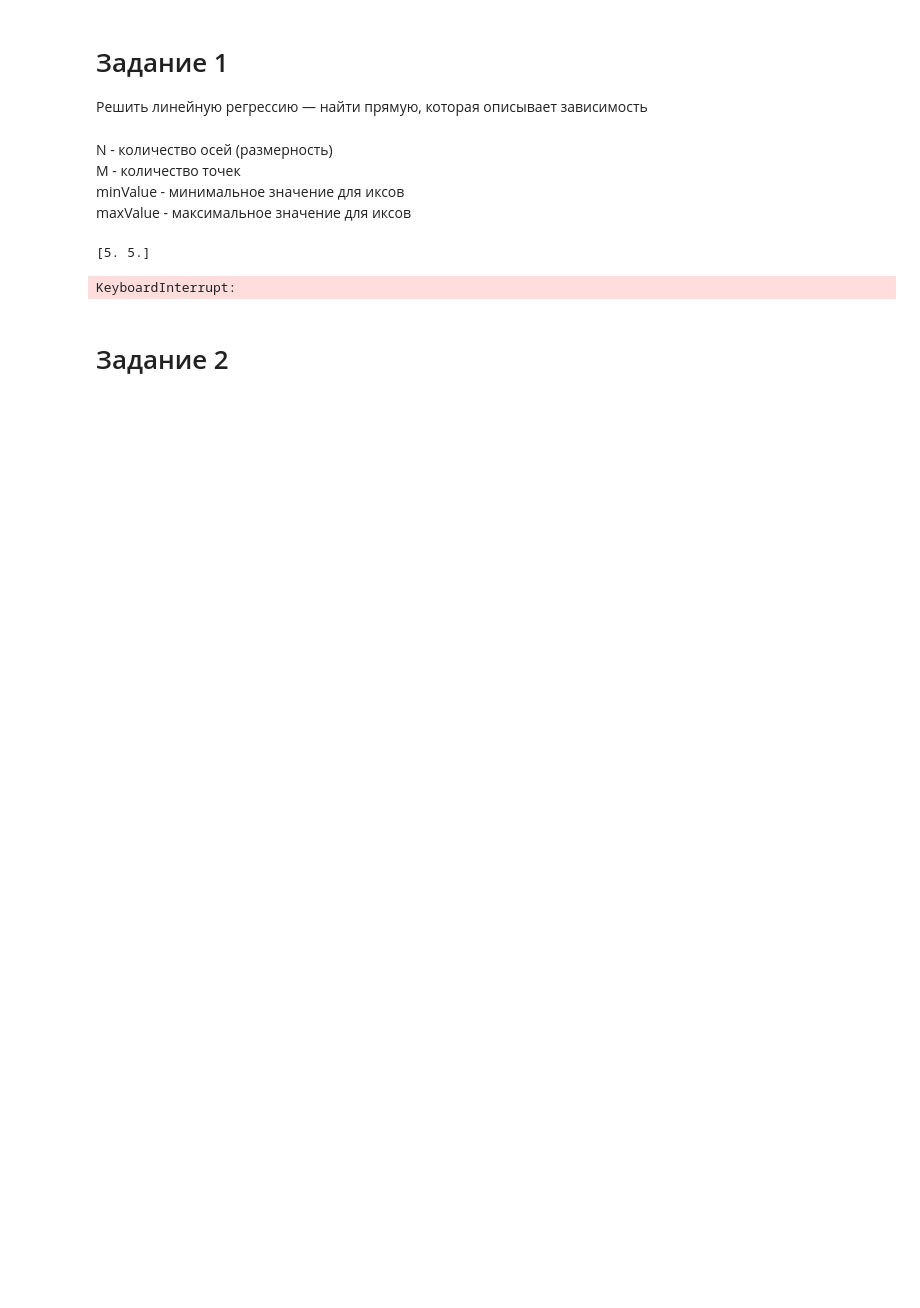
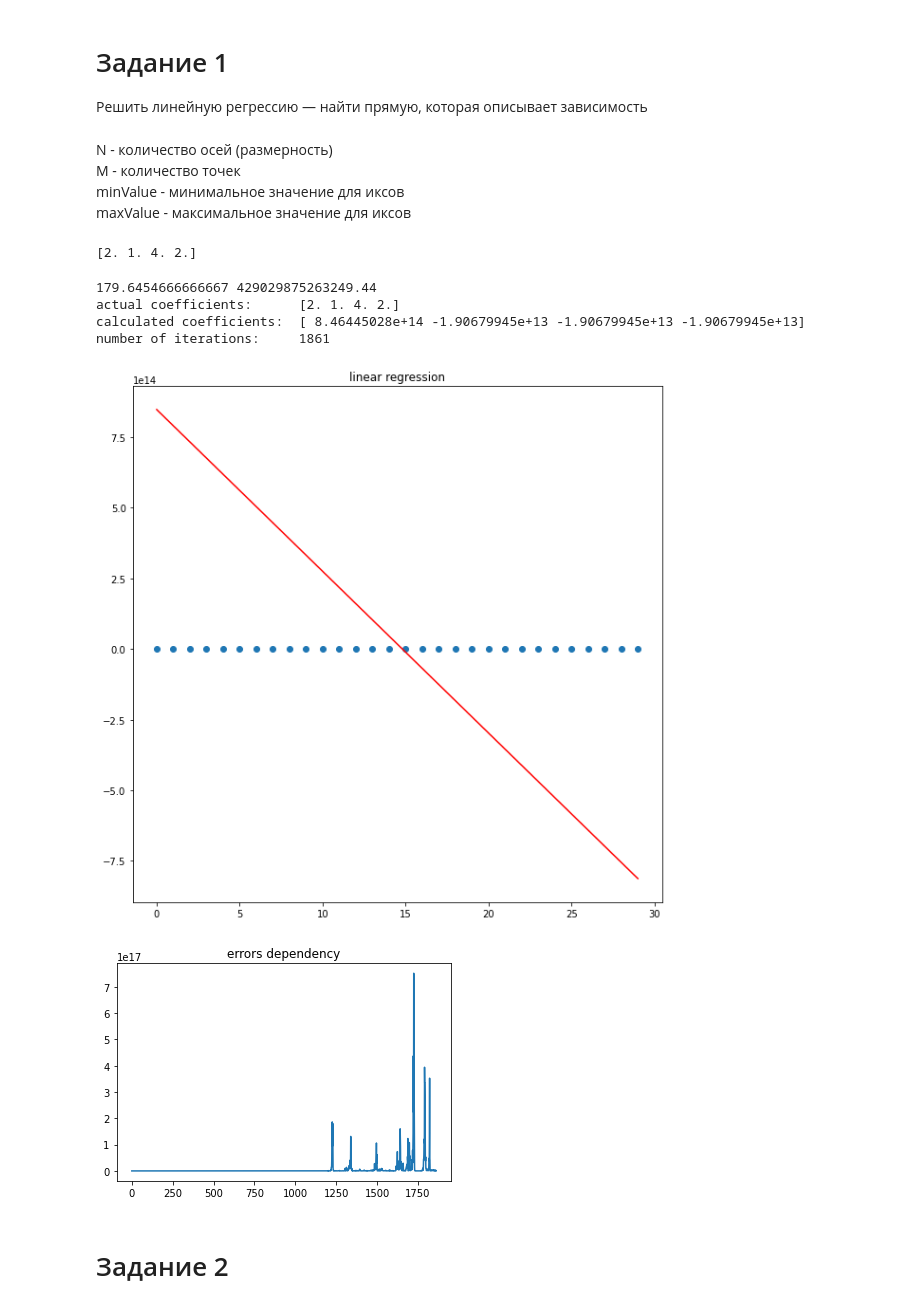
Before and after one commit to metopt-labs/lab2, a Jupyter notebook: solution.ipynb, the cells around one changed output. Drawn from its saved outputs; the diff is of its cells as text; code cells hidden in the pictures; blank space fills up the shorter version.

Commit message:
added graphics of errors

```diff
--- a/solution.ipynb
+++ b/solution.ipynb
@@ -13,7 +13,7 @@ M - количество точек <br>
 minValue - минимальное значение для иксов <br>
 maxValue - максимальное значение для иксов
 # %%
-N = 1
+N = 3
 M = 30
 minValue = 0
 maxValue = 5
@@ -45,7 +45,7 @@ for i in range(M):
         X.append(i)
     X = np.array(X)
     rand_delta = random.randint(-maxValue, maxValue)
-    Y_act = yRegression(B_reg, X) + 0.5 * rand_delta
+    Y_act = yRegression(B_reg, X) + 1 * rand_delta
     YM.append(Y_act)
     XM.append(np.array(X))
 XM = np.array(XM, dtype='float64')
@@ -74,6 +74,7 @@ def runSGD(typeOfOptimisation, withNormalization):
         print("calculated coefficients: ", BF_norm)
         print("number of iterations:    ", iterations)
         drawGraph(X_norm, Y_norm, YF_norm)
+        drawErrorsGraphic(errors_norm, iterations)
     else:
         B_final, \
         errors, \
@@ -91,17 +92,17 @@ def runSGD(typeOfOptimisation, withNormalization):
         print("calculated coefficients: ", B_final)
         print("number of iterations:    ", iterations)
         drawGraph(XM, YM, YF)
+        drawErrorsGraphic(errors, iterations)
 # %% [output]
-[5. 5.]
+[2. 1. 4. 2.]
 # %%
 def squaredError(Y_act, Y_reg):
-    return np.sum((Y_act - Y_reg)**2) / M
+    return np.sum(abs(Y_act - Y_reg)) / M
 
 def stoppingCriteria(previous, current, withNormalization):
+    eps = EPS
     if withNormalization:
-        eps = EPS * 1e-3
-    else:
-        eps = EPS
+        eps /= 5
     return abs(previous - current) < eps
 
 def gradient(nums, XM, YR, YM):
@@ -122,43 +123,56 @@ def gradientDescent(batch, XM, YM, YR, B_reg, typeOfOptimisation, withNormalizat
     while True:
         nums = set()
         while len(nums) != batch:
             x = random.randint(0, M - 1)
             if x not in nums:
                 nums.add(x)
 
         nums = np.array(list(nums))
-        grad = gradient(nums, XM, YR, YM)
+        if typeOfOptimisation == TypeOfOptimisation.none:
+            grad = gradient(nums, XM, YR, YM)
+        elif typeOfOptimisation == TypeOfOptimisation.momentum:
+            grad = gradient(nums, XM, YR, YM)
+            grad += gamma * previousGradient
+        elif typeOfOptimisation == TypeOfOptimisation.nesterov:
+            if iterations != 0:
+                grad = gradient(nums, XM, YR, YM)
+                grad += gamma * previousGradient
 
-        if typeOfOptimisation == TypeOfOptimisation.momentum:
-            grad += gamma * previousGradient
-
-        if withNormalization:
-            k = K * 2
-        else:
-            k = K
-        B_reg -= k * grad
+        B_reg -= K * grad
 
         for i in range(M):
             YR[i] = yRegression(B_reg, XM[i])
         if stoppingCriteria(previousError, squaredError(YM, YR), withNormalization):
             break
         previousError = squaredError(YM, YR)
         previousGradient = grad
         errors.append(previousError)
         iterations += 1
     return B_reg, errors, YR, iterations
 
 def drawGraph(XM, YM, YF):
     fig = plt.figure()
     fig.set_size_inches(10, 10)
     X = XM.T[1]
     plt.scatter(X, YM)
     plt.plot(X, YF, color='red')
+    plt.title('linear regression')
+    plt.show()
+
+def drawErrorsGraphic(E, iterations):
+    I = np.linspace(0, iterations, iterations)
+    plt.plot(I, E)
+    plt.title('errors dependency')
     plt.show()
 
 runSGD(TypeOfOptimisation.none, withNormalization=False)
 # %% [output]
-KeyboardInterrupt:
+179.6454666666667 429029875263249.44
+actual coefficients:      [2. 1. 4. 2.]
+calculated coefficients:  [ 8.46445028e+14 -1.90679945e+13 -1.90679945e+13 -1.90679945e+13]
+number of iterations:     1861
+[figure, added]
+[figure, added]
 # %% [markdown]
 # Задание 2
 # %%
```
Also changed, not shown: parts of 2 cells of this notebook.
